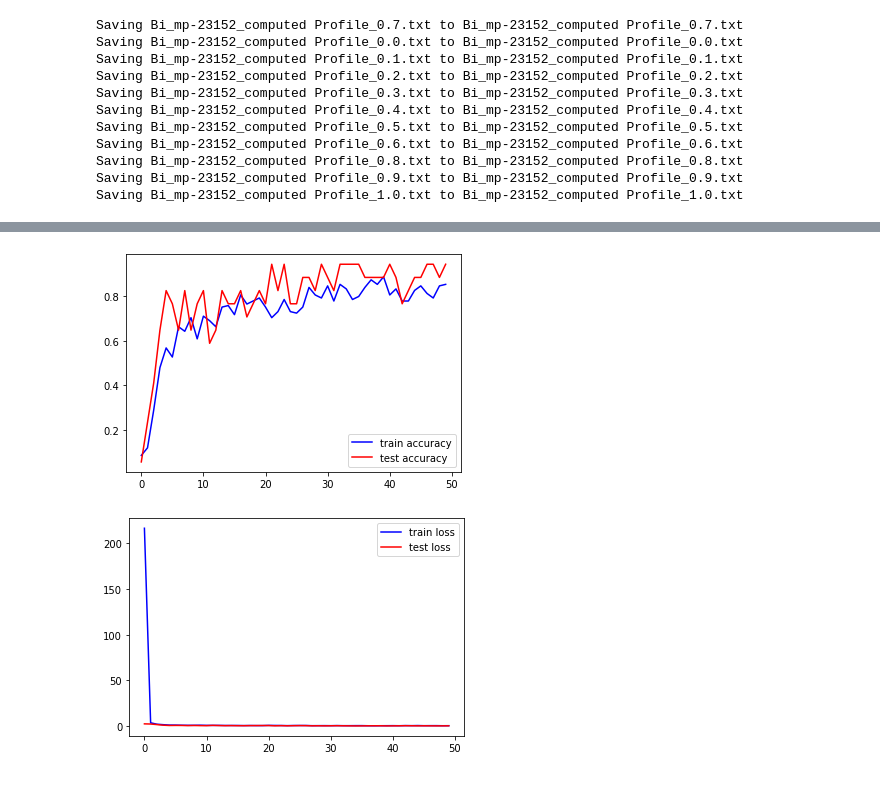
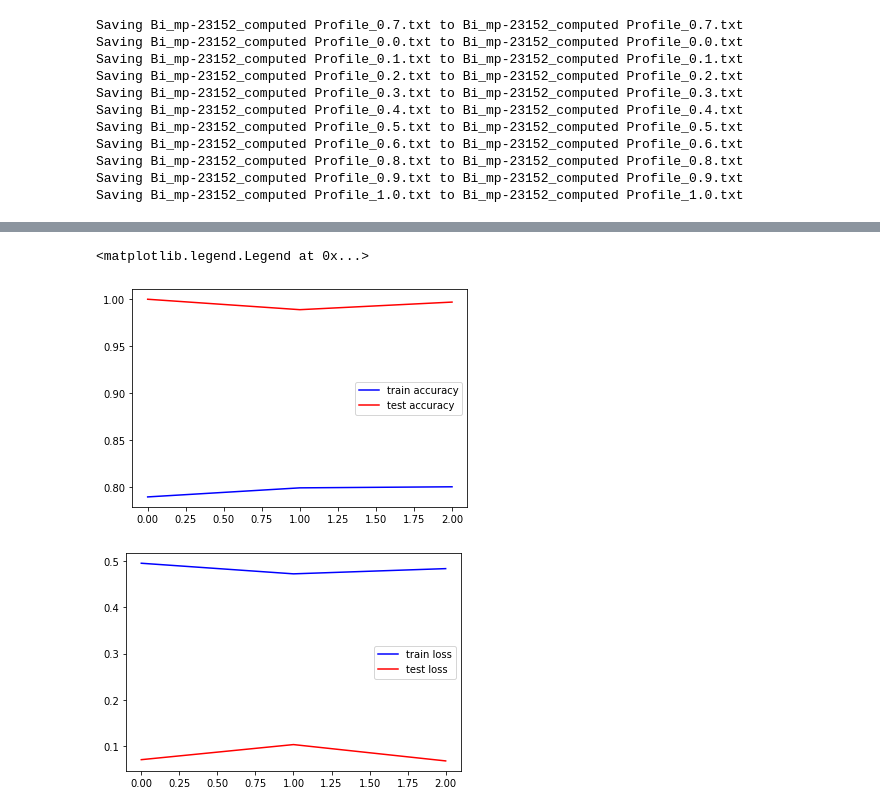
Before and after one commit to dhruv-sirohi/Miller-Lab-UED, a Jupyter notebook: Project 1: Synthetic Data Classification/Bismuth_CrystalMaker_Script.ipynb, the cells around one changed output, grey strips where cells are left out. Drawn from its saved outputs; the diff is of its cells as text; code cells hidden in the pictures.

```diff
--- a/Project 1: Synthetic Data Classification/Bismuth_CrystalMaker_Script.ipynb
+++ b/Project 1: Synthetic Data Classification/Bismuth_CrystalMaker_Script.ipynb
@@ -43,8 +35,10 @@ resolution = 126*2 #Determines image resolution
 # %%
-#Generating one hot vectors for labels
-one_hot_vecs = []
-for i in range(0,len(files_to_open)):
-  one_hot_vec =[0] * len(files_to_open)
-  one_hot_vec[i] = 1
-  one_hot_vecs.append(one_hot_vec)
+def generate_one_hot_vecs(num):
+  #Generating one hot vectors for labels
+  one_hot_vecs = []
+  for i in range(0,num):
+    one_hot_vec =[0] * num
+    one_hot_vec[i] = 1
+    one_hot_vecs.append(one_hot_vec)
+  return one_hot_vecs
 # %%
@@ -280,0 +232,10 @@ plt.imshow(image_with_stopper,cmap='gray')
+# %%
+one_hot_vecs = generate_one_hot_vecs(11)
+radii,intensities=retrieve_data("Bi_mp-23152_computed Profile_")
+images = generate_diffraction_patterns(radii,intensities,one_hot_vecs,False)
+print(len(images))
+for i in range(0,8):
+  plt.imshow(images[i][0],cmap='gray')
+  print(images[i][1])
+  plt.show()
+  #print(max(np.ndarray.flatten(images[i][0])))
@@ -299,11 +275,17 @@ def build_cnn_model():
   cnn_model = keras.Sequential([
       keras.layers.Conv2D(filters=18,kernel_size=(5,5),activation=tf.nn.relu),
       keras.layers.MaxPool2D(pool_size=(2, 2)),
+
       keras.layers.Conv2D(filters=36,kernel_size=(5,5),activation=tf.nn.relu),
       keras.layers.MaxPool2D(pool_size=(2, 2)),
+
+      keras.layers.Conv2D(filters=72,kernel_size=(5,5),activation=tf.nn.relu),
+      keras.layers.MaxPool2D(pool_size=(2, 2)),
+
       keras.layers.Flatten(),
       keras.layers.Dense(128, activation=tf.nn.relu),
       keras.layers.Dropout(0.6),
+
       keras.layers.Dense(11, activation=tf.nn.softmax)
   ])
 
@@ -319,7 +301,7 @@ lr_schedule = keras.optimizers.schedules.ExponentialDecay(
   decay_steps=10000,
   decay_rate=0.95)
 
-opt = keras.optimizers.Adam(learning_rate=lr_schedule)
+opt = keras.optimizers.Adam(learning_rate=0.001)
 
 model.compile(optimizer=opt, loss='categorical_crossentropy', metrics=['accuracy'])
 # %%
@@ -329,13 +311,12 @@ validation_accuracy_values= []
 loss_values = []
 validation_loss_values = []
 
-EPOCHS = 50
+EPOCHS = 3
 
 #Training Neural Net
 for i in range(0,EPOCHS):
 
-  history = model.fit(X_array,Y_array,batch_size=30,epochs=1,validation_split=0.1,verbose=0)
-
+  history = model.fit(X_array,Y_array,batch_size=30,epochs=1,validation_split=0.1)
   #Storing accuracy and loss values
   accuracy_values.append(history.history['accuracy'][0])
   validation_accuracy_values.append(history.history['val_accuracy'][0])
@@ -359,2 +342,3 @@ ax2.legend()
+<matplotlib.legend.Legend at 0x...>
-[figure, old version]
+[figure, new version]
-[figure, old version]
+[figure, new version]
```
Also changed, not shown: parts of 11 cells of this notebook.
